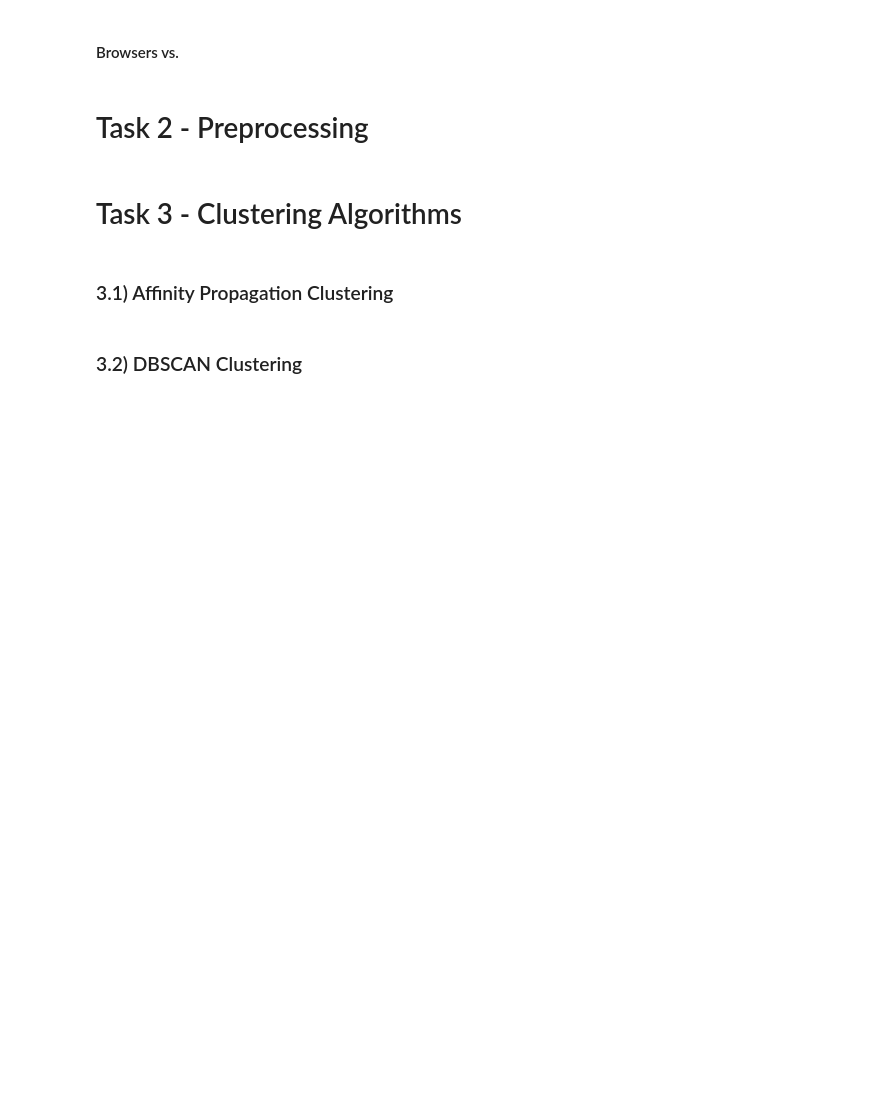
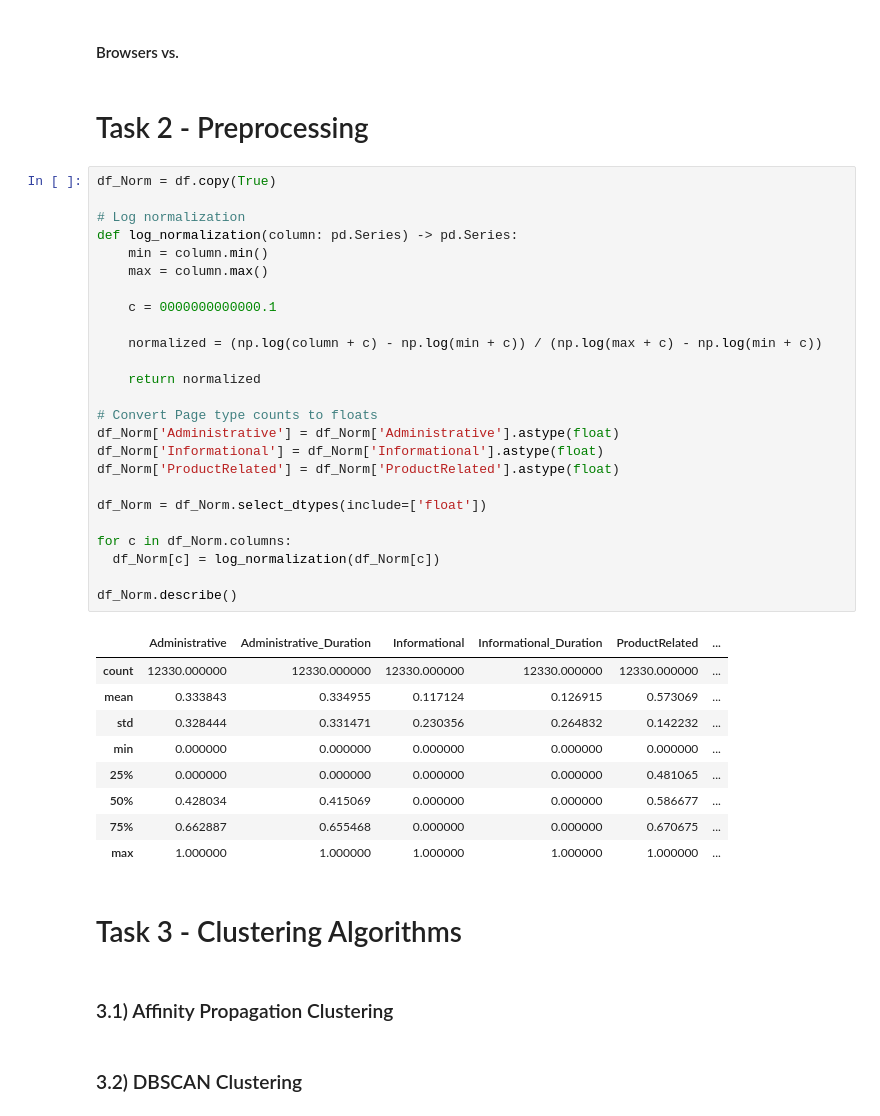
Before and after one commit to glgunderson/INFOB2DA-PA2, a Jupyter notebook: pa2.ipynb, the cells around one changed output. Saved outputs shown, nothing was run; the diff lists cells and outputs as text; blank space fills up the shorter version.

```diff
--- a/pa2.ipynb
+++ b/pa2.ipynb
@@ -155,6 +156,41 @@ px.bar(
 #### Browsers vs.
 # %% [markdown]
 # Task 2 - Preprocessing
+# %%
+df_Norm = df.copy(True)
+
+# Log normalization
+def log_normalization(column: pd.Series) -> pd.Series:
+    min = column.min()
+    max = column.max()
+
+    c = 0000000000000.1
+
+    normalized = (np.log(column + c) - np.log(min + c)) / (np.log(max + c) - np.log(min + c))
+
+    return normalized
+
+# Convert Page type counts to floats
+df_Norm['Administrative'] = df_Norm['Administrative'].astype(float)
+df_Norm['Informational'] = df_Norm['Informational'].astype(float)
+df_Norm['ProductRelated'] = df_Norm['ProductRelated'].astype(float)
+
+df_Norm = df_Norm.select_dtypes(include=['float'])
+
+for c in df_Norm.columns:
+  df_Norm[c] = log_normalization(df_Norm[c])
+
+df_Norm.describe()
+# %% [output]
+|  | Administrative | Administrative_Duration | Informational | Informational_Duration | ProductRelated | ... |
+| count | 12330.000000 | 12330.000000 | 12330.000000 | 12330.000000 | 12330.000000 | ... |
+| mean | 0.333843 | 0.334955 | 0.117124 | 0.126915 | 0.573069 | ... |
+| std | 0.328444 | 0.331471 | 0.230356 | 0.264832 | 0.142232 | ... |
+| min | 0.000000 | 0.000000 | 0.000000 | 0.000000 | 0.000000 | ... |
+| 25% | 0.000000 | 0.000000 | 0.000000 | 0.000000 | 0.481065 | ... |
+| 50% | 0.428034 | 0.415069 | 0.000000 | 0.000000 | 0.586677 | ... |
+| 75% | 0.662887 | 0.655468 | 0.000000 | 0.000000 | 0.670675 | ... |
+| max | 1.000000 | 1.000000 | 1.000000 | 1.000000 | 1.000000 | ... |
 # %% [markdown]
 # Task 3 - Clustering Algorithms
 # %% [markdown]
```
Also changed, not shown: parts of 1 cell of this notebook.
